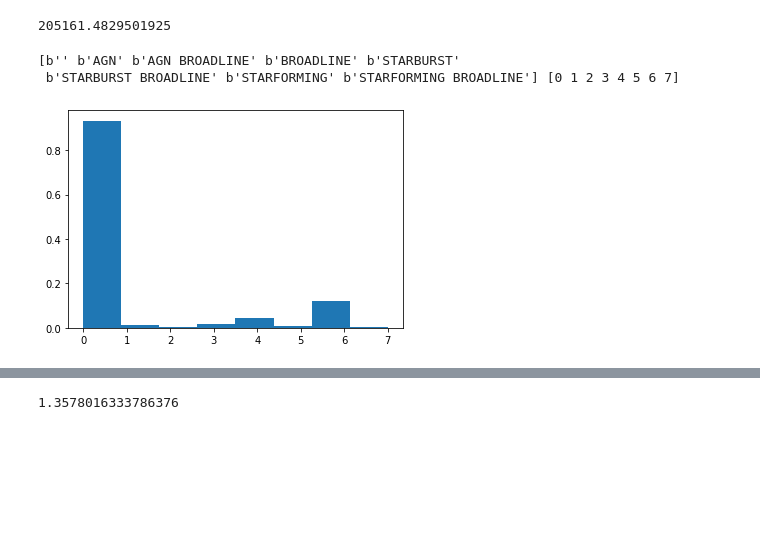
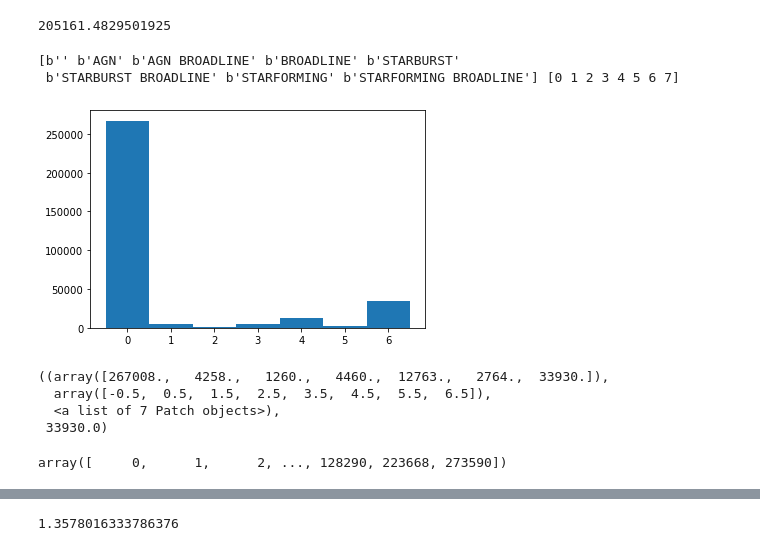
Before and after one commit to AlexGKim/SDSS_PAE, a Jupyter notebook: notebooks/Train_AE-non-conditional-resampled.ipynb, the cells around one changed output, grey strips where cells are left out. Drawn from its saved outputs; the diff is of its cells as text; code cells hidden in the pictures; blank space fills up the shorter version.

```diff
--- a/notebooks/Train_AE-non-conditional-resampled.ipynb
+++ b/notebooks/Train_AE-non-conditional-resampled.ipynb
@@ -310,14 +310,21 @@ test_fiber = fiber[-test_size::]
 # %%
 from sklearn import preprocessing
 le = preprocessing.LabelEncoder()
 le.fit(train_labels)
 train_types = le.transform(train_labels)
 valid_types = le.transform(valid_labels)
 test_types = le.transform(test_labels)
 print(le.classes_, le.transform(le.classes_))
 
-_ = plt.hist(test_types,density=True, bins=8)
+res = plt.hist(train_types,density=False, bins=np.arange(8)-0.5)
 # %% [output]
 [b'' b'AGN' b'AGN BROADLINE' b'BROADLINE' b'STARBURST'
  b'STARBURST BROADLINE' b'STARFORMING' b'STARFORMING BROADLINE'] [0 1 2 3 4 5 6 7]
-[figure, old version]
+[figure, new version]
+# %%
+res, res[0][-1]
+# %% [output]
+((array([267008.,   4258.,   1260.,   4460.,  12763.,   2764.,  33930.]),
+  array([-0.5,  0.5,  1.5,  2.5,  3.5,  4.5,  5.5,  6.5]),
+  <a list of 7 Patch objects>),
+ 33930.0)
@@ -324,3 +343,7 @@ _ = plt.hist(test_types,density=True, bins=8)
+# %%
+res_ind
+# %% [output]
+array([     0,      1,      2, ..., 128290, 223668, 273590])
 # %%
 train_types  = train_types.astype('float64').reshape((-1,1,1))
 train_params = train_params.astype('float64').reshape((-1,1,1))
```
Also changed, not shown: parts of 9 cells of this notebook, 6 other files.
